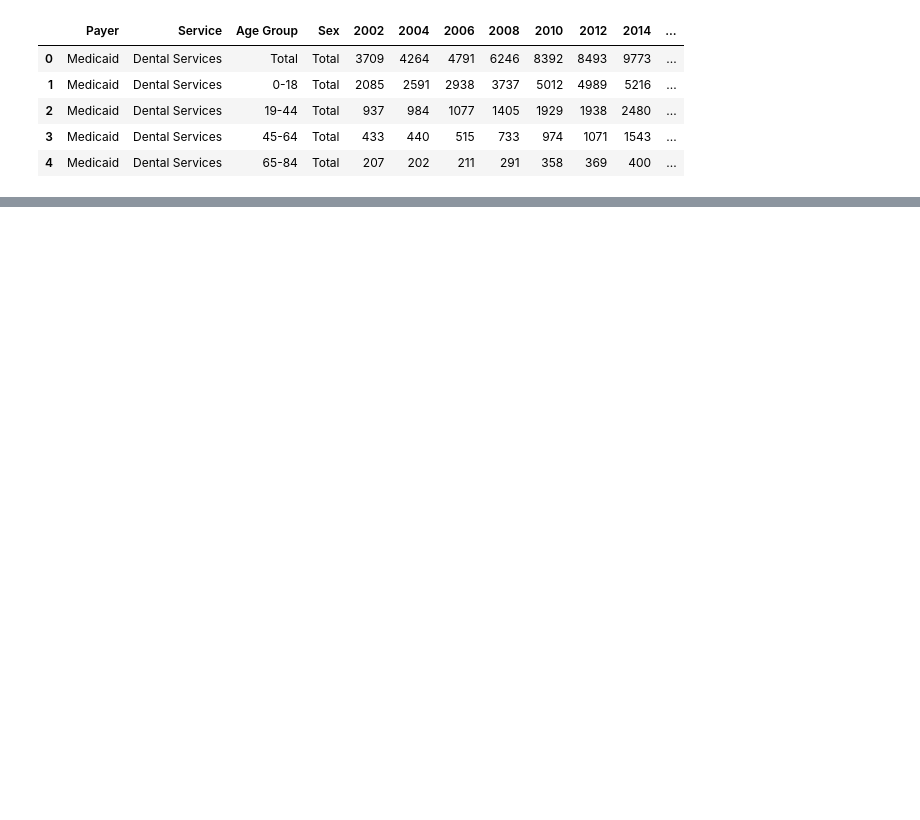
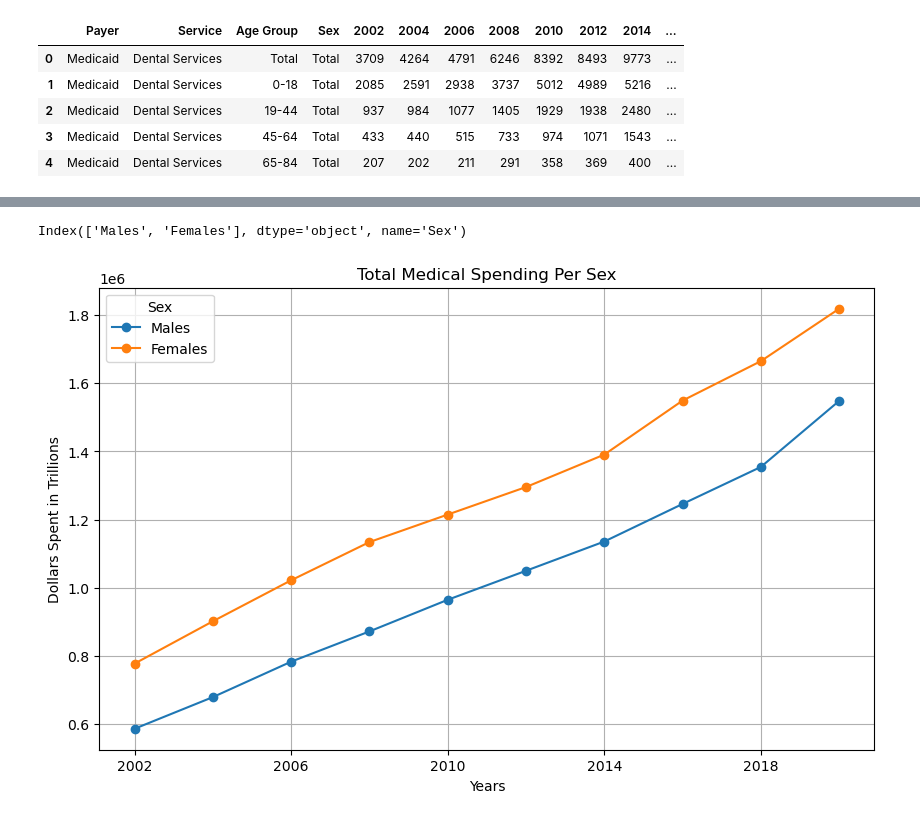
Before and after one commit to vokouns/us-healthcare-spending, a Jupyter notebook: US_Healthcare_IP.ipynb, the cells around one changed output, grey strips where cells are left out. Saved outputs shown, nothing was run; the diff lists cells and outputs as text; code cells hidden in the pictures; blank space fills up the shorter version.

```diff
--- a/US_Healthcare_IP.ipynb
+++ b/US_Healthcare_IP.ipynb
@@ -76,0 +43,3 @@ health_data_clean
+# %%
+reduced_health_data_sex = health_data_sex.loc[:,["Sex", "2002", "2004", "2006", "2008", "2010", "2012", "2014", "2016", "2018", "2020"]]
+reduced_health_data_sex
@@ -76,0 +50,3 @@ health_data_clean
+# %%
+sex_index = reduced_health_data_sex.set_index("Sex")
+sex_index
@@ -76,0 +58,3 @@ health_data_clean
+# %%
+flip_sex_index = sex_index.T
+flip_sex_index
@@ -76,0 +73,16 @@ health_data_clean
+# %%
+flip_sex_index.keys()
+# %% [output]
+Index(['Males', 'Females'], dtype='object', name='Sex')
+# %%
+flip_sex_index.plot(kind='line', marker='o', figsize=(10,6))
+
+plt.title("Total Medical Spending Per Sex")
+plt.xlabel("Years")
+plt.ylabel("Dollars Spent in Trillions")
+plt.grid(True)
+plt.show
+
+plt.savefig("Figures\Total_Spending_Sex.png")
+# %% [output]
+[figure, added]
```
Also changed, not shown: parts of 19 cells of this notebook, 2 other files.
